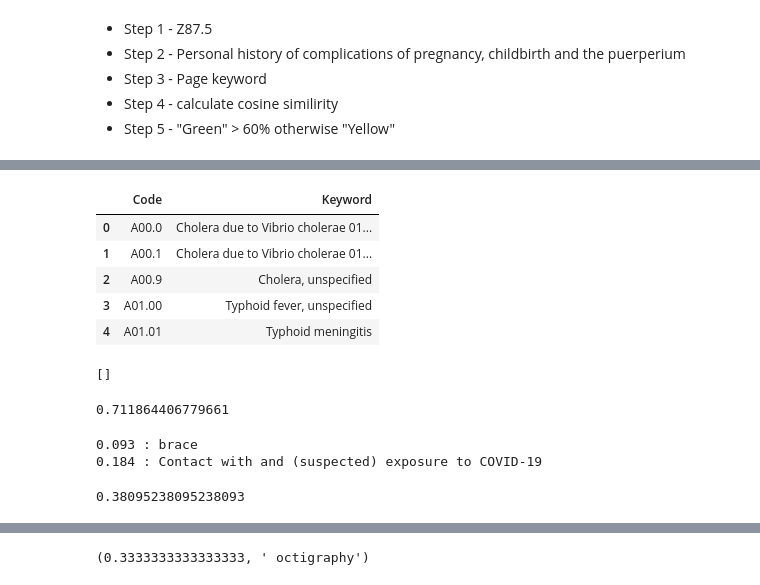
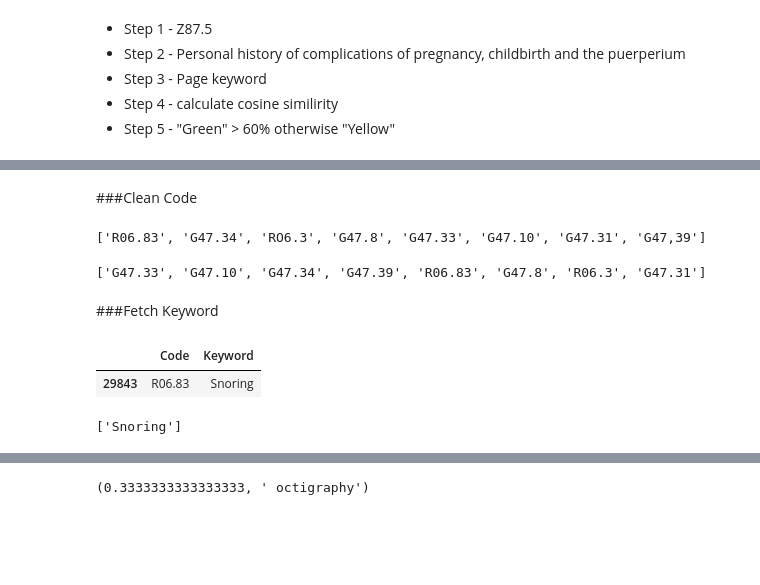
Before and after one commit to rahiakela/nlp-research-and-practice, a Jupyter notebook: text-similarity-works/13_icd_10_code_highlight_with_keyword_match_final.ipynb, the cells around one changed output, grey strips where cells are left out. Cells and saved outputs as stored; diff of their text form; code cells hidden in the pictures; blank space fills up the shorter version.

```diff
--- a/text-similarity-works/13_icd_10_code_highlight_with_keyword_match_final.ipynb
+++ b/text-similarity-works/13_icd_10_code_highlight_with_keyword_match_final.ipynb
@@ -427,19 +389,28 @@ for code in page_code10_dict[21]:
+# %% [markdown]
+###Clean Code
+# %%
+page_code10_dict[7]
+# %% [output]
+['R06.83', 'G47.34', 'RO6.3', 'G47.8', 'G47.33', 'G47.10', 'G47.31', 'G47,39']
+# %%
+clean_icd10_code = [reverse_code_pattern(code) for code in page_code10_dict[7]]
+clean_icd10_code
+# %% [output]
+['G47.33', 'G47.10', 'G47.34', 'G47.39', 'R06.83', 'G47.8', 'R06.3', 'G47.31']
+# %% [markdown]
+###Fetch Keyword
 # %%
-code_df = pd.read_csv("icd_10_code_and_keywords.csv")
-code_df.head()
+code_df = pd.read_csv("icd_10_code_and_keywords_v2.csv")
-# %% [output]
-|  | Code | Keyword |
-| 0 | A00.0 | Cholera due to Vibrio cholerae 01... |
-| 1 | A00.1 | Cholera due to Vibrio cholerae 01... |
-| 2 | A00.9 | Cholera, unspecified |
-| 3 | A01.00 | Typhoid fever, unspecified |
-| 4 | A01.01 | Typhoid meningitis |
 # %%
-keyword_df = code_df.loc[code_df["Code"] == "R03"]
+keyword_df = code_df.loc[code_df["Code"] == "R06.83"]
+keyword_df
+# %% [output]
+|  | Code | Keyword |
+| 29843 | R06.83 | Snoring |
 # %%
-list(code_df.loc[code_df["Code"] == "R05"]["Keyword"])
+list(code_df.loc[code_df["Code"] == "R06.83"]["Keyword"])
 # %% [output]
-[]
+['Snoring']
 # %%
 def get_keyword(p_code):
   keyword = ""
@@ -450,24 +421,3 @@ def get_keyword(p_code):
   if len(keyword_list) > 0:
     keyword = keyword_list[0]
   return keyword
-# %%
-keyword1 = "Body mass index [BMI] 25.0-25.9, adult"
-keyword2 = "Body mass index [BMI]"
-
-SequenceMatcher(None, keyword1, keyword2).ratio()
-# %% [output]
-0.711864406779661
-# %%
-for keyword in wrong_keyword_dict[21]:
-  seq = SequenceMatcher(None, keyword, keyword1)
-  print(f"{round(seq.ratio(), 3)} : {keyword}")
-  if round(seq.ratio(), 3) > .70:
-    print(f"Max ratio found: {round(seq.ratio(), 3)} : {keyword}")
-# %% [output]
-0.093 : brace
-0.184 : Contact with and (suspected) exposure to COVID-19
-# %%
-curr_keyword = "Unspecified abdominal hernia without obstruction or gangrene"
-max([SequenceMatcher(None, keyword, curr_keyword).ratio() for keyword in wrong_keyword_dict[21]])
-# %% [output]
-0.38095238095238093
```
Also changed, not shown: parts of 38 cells of this notebook.
